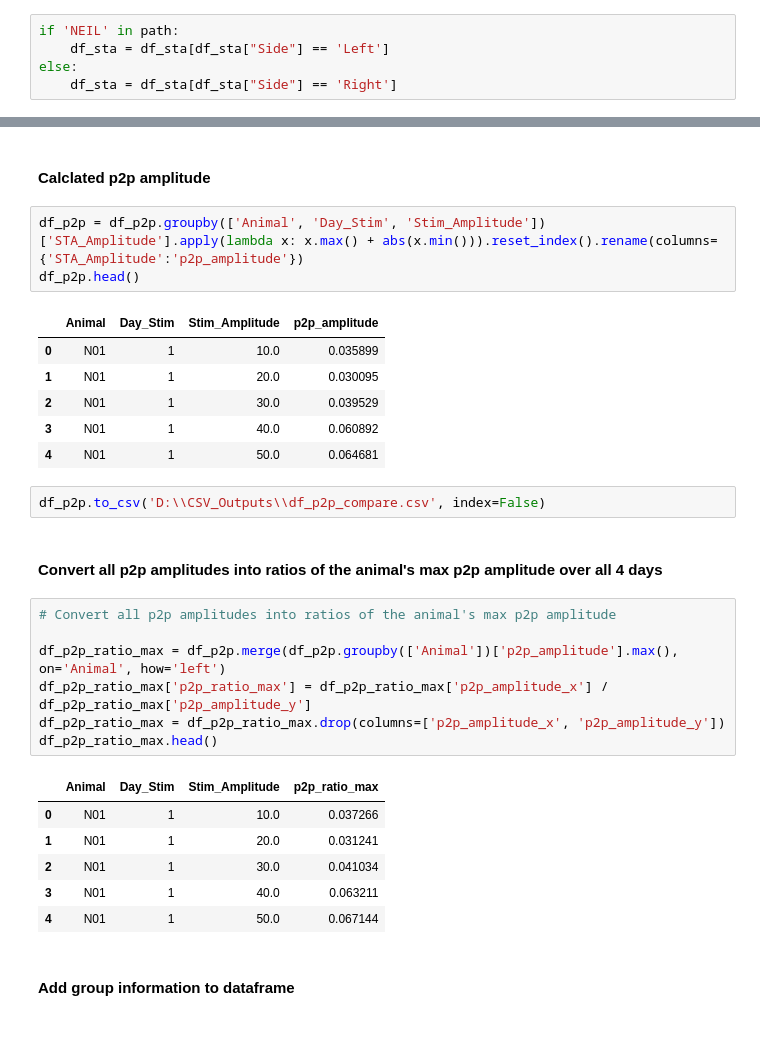
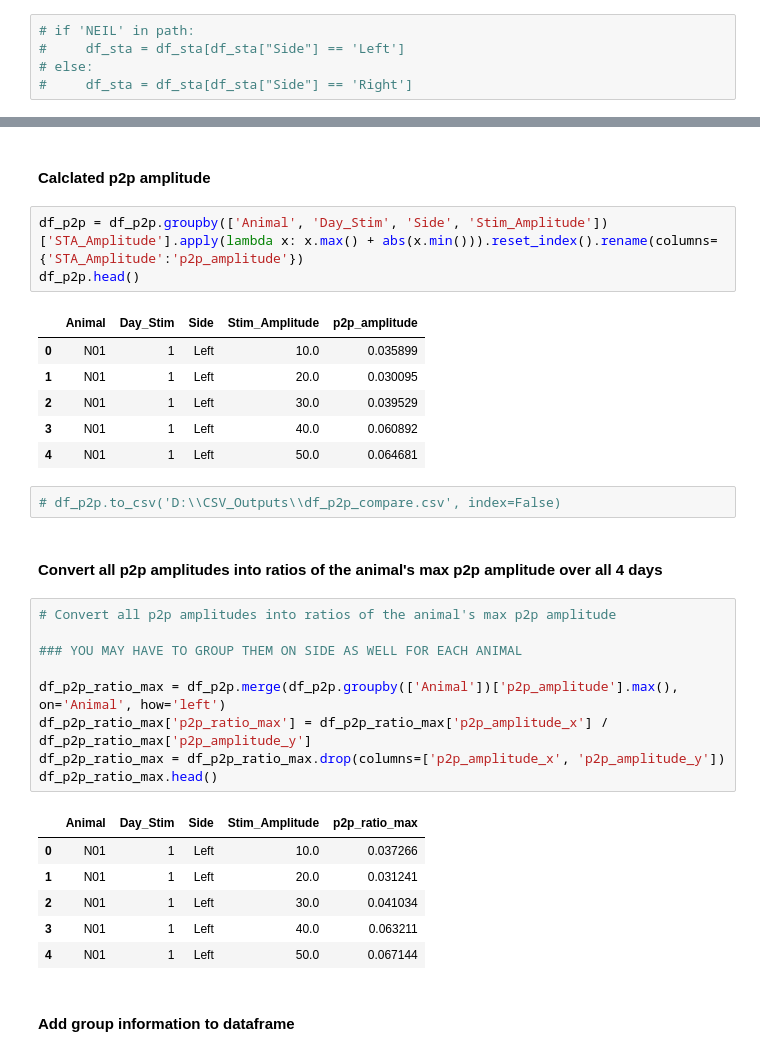
Before and after one commit to IanGMalone/Evoked_Potential_Analysis, a Jupyter notebook: Motor Evoked Potential Analyses.ipynb, the cells around one changed output, grey strips where cells are left out. Cells and saved outputs as stored; diff of their text form.

```diff
--- a/Motor Evoked Potential Analyses.ipynb
+++ b/Motor Evoked Potential Analyses.ipynb
@@ -26,10 +26,10 @@ df_sta.head()
 # %% [markdown]
 #### For this analysis, we will only keep the right side EMG for SPARC and left side EMG for Neilsen (for now)
 # %%
-if 'NEIL' in path:
-    df_sta = df_sta[df_sta["Side"] == 'Left']
-else:
-    df_sta = df_sta[df_sta["Side"] == 'Right']
+# if 'NEIL' in path:
+#     df_sta = df_sta[df_sta["Side"] == 'Left']
+# else:
+#     df_sta = df_sta[df_sta["Side"] == 'Right']
 # %%
 print(df_sta.Animal.unique())
 print(df_sta.Day_Postop.unique())
@@ -201,33 +194,35 @@ df_p2p.head()
 # %% [markdown]
 #### Calclated p2p amplitude
 # %%
-df_p2p = df_p2p.groupby(['Animal', 'Day_Stim', 'Stim_Amplitude'])['STA_Amplitude'].apply(lambda x: x.max() + abs(x.min())).reset_index().rename(columns={'STA_Amplitude':'p2p_amplitude'})
+df_p2p = df_p2p.groupby(['Animal', 'Day_Stim', 'Side', 'Stim_Amplitude'])['STA_Amplitude'].apply(lambda x: x.max() + abs(x.min())).reset_index().rename(columns={'STA_Amplitude':'p2p_amplitude'})
 df_p2p.head()
 # %% [output]
-|  | Animal | Day_Stim | Stim_Amplitude | p2p_amplitude |
-| 0 | N01 | 1 | 10.0 | 0.035899 |
-| 1 | N01 | 1 | 20.0 | 0.030095 |
-| 2 | N01 | 1 | 30.0 | 0.039529 |
-| 3 | N01 | 1 | 40.0 | 0.060892 |
-| 4 | N01 | 1 | 50.0 | 0.064681 |
+|  | Animal | Day_Stim | Side | Stim_Amplitude | p2p_amplitude |
+| 0 | N01 | 1 | Left | 10.0 | 0.035899 |
+| 1 | N01 | 1 | Left | 20.0 | 0.030095 |
+| 2 | N01 | 1 | Left | 30.0 | 0.039529 |
+| 3 | N01 | 1 | Left | 40.0 | 0.060892 |
+| 4 | N01 | 1 | Left | 50.0 | 0.064681 |
 # %%
-df_p2p.to_csv('D:\\CSV_Outputs\\df_p2p_compare.csv', index=False)
+# df_p2p.to_csv('D:\\CSV_Outputs\\df_p2p_compare.csv', index=False)
 # %% [markdown]
 #### Convert all p2p amplitudes into ratios of the animal's max p2p amplitude over all 4 days
 # %%
 # Convert all p2p amplitudes into ratios of the animal's max p2p amplitude
+
+### YOU MAY HAVE TO GROUP THEM ON SIDE AS WELL FOR EACH ANIMAL
 
 df_p2p_ratio_max = df_p2p.merge(df_p2p.groupby(['Animal'])['p2p_amplitude'].max(), on='Animal', how='left')
 df_p2p_ratio_max['p2p_ratio_max'] = df_p2p_ratio_max['p2p_amplitude_x'] / df_p2p_ratio_max['p2p_amplitude_y']
 df_p2p_ratio_max = df_p2p_ratio_max.drop(columns=['p2p_amplitude_x', 'p2p_amplitude_y'])
 df_p2p_ratio_max.head()
 # %% [output]
-|  | Animal | Day_Stim | Stim_Amplitude | p2p_ratio_max |
-| 0 | N01 | 1 | 10.0 | 0.037266 |
-| 1 | N01 | 1 | 20.0 | 0.031241 |
-| 2 | N01 | 1 | 30.0 | 0.041034 |
-| 3 | N01 | 1 | 40.0 | 0.063211 |
-| 4 | N01 | 1 | 50.0 | 0.067144 |
+|  | Animal | Day_Stim | Side | Stim_Amplitude | p2p_ratio_max |
+| 0 | N01 | 1 | Left | 10.0 | 0.037266 |
+| 1 | N01 | 1 | Left | 20.0 | 0.031241 |
+| 2 | N01 | 1 | Left | 30.0 | 0.041034 |
+| 3 | N01 | 1 | Left | 40.0 | 0.063211 |
+| 4 | N01 | 1 | Left | 50.0 | 0.067144 |
 # %% [markdown]
 #### Add group information to dataframe
 # %%
```
Also changed, not shown: parts of 14 cells of this notebook.
